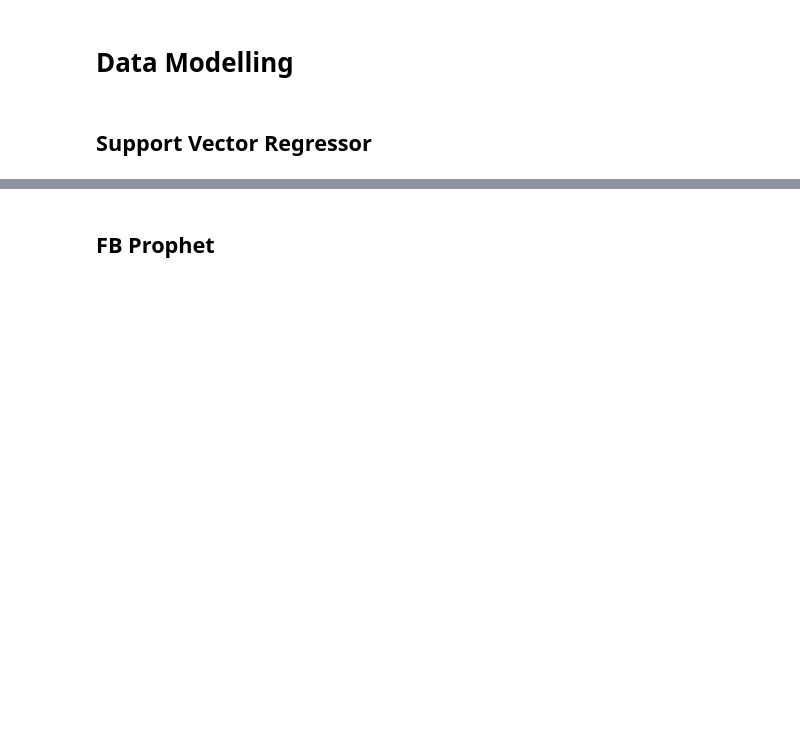
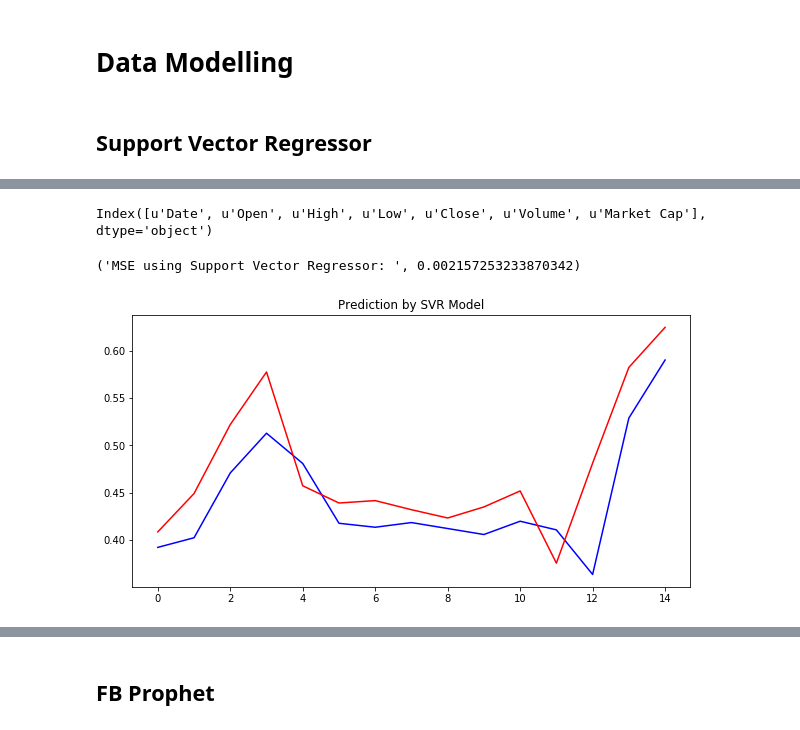
Before and after one commit to masinazarian/cryptocurrency-price-prediction, a Jupyter notebook: main.ipynb, the cells around one changed output, grey strips where cells are left out. Cells and saved outputs as stored; diff of their text form; code cells hidden in the pictures; blank space fills up the shorter version.

```diff
--- a/main.ipynb
+++ b/main.ipynb
@@ -296,0 +299,4 @@ plt.show()
+# %%
+currency_dict['bitcoin'].columns
+# %% [output]
+Index([u'Date', u'Open', u'High', u'Low', u'Close', u'Volume', u'Market Cap'], dtype='object')
@@ -296,0 +310,54 @@ plt.show()
+# %%
+from sklearn.linear_model import LinearRegression
+from sklearn.svm import SVR
+import time
+import datetime
+
+original_data = currency_dict['iota']
+preprocessData = preprocess(original_data)
+preprocessData1 = remove_missing_data(preprocessData)
+
+date = preprocessData1.index
+date_final = []
+for item in date:
+    y = int(10000*item.year + 1000*item.month + item.day)
+    date_final.append(y)
+
+preprocessData1['Date'] = date_final
+
+X_final = preprocessData1[['Open', 'High', 'Low', 'Volume_new', 'Market_Cap_new', 'Date']]
+y_final = preprocessData1['Close']
+
+x_train, x_test = split_data(X_final)
+y_train, y_test = split_data(y_final)
+
+y_train = y_train.reshape(-1, 1)
+y_test = y_test.reshape(-1, 1)
+
+scalarX = RobustScaler()
+normalized_train_x = scalarX.fit_transform(x_train)
+normalized_test_x = scalarX.transform(x_test)
+
+scalarY = RobustScaler()
+normalized_train_y = scalarY.fit_transform(y_train)
+normalized_test_y = scalarY.transform(y_test)
+
+svm = SVR(C=1.0, epsilon=0.2)
+svm.fit(normalized_train_x, normalized_train_y)
+
+predictions = svm.predict(normalized_test_x)
+predictions = predictions.reshape(-1, 1)
+predictions_final = scalarY.inverse_transform(predictions)
+predictions_final
+
+mse = mean_squared_error(y_test, predictions_final)
+print ("MSE using Support Vector Regressor: ", mse)
+
+
+plt.plot(y_test, color='blue')
+plt.plot(predictions_final, color='red')
+plt.title("Prediction by SVR Model")
+plt.show()
+# %% [output]
+('MSE using Support Vector Regressor: ', 0.002157253233870342)
+[figure, added]
```
Also changed, not shown: parts of 19 cells of this notebook.
